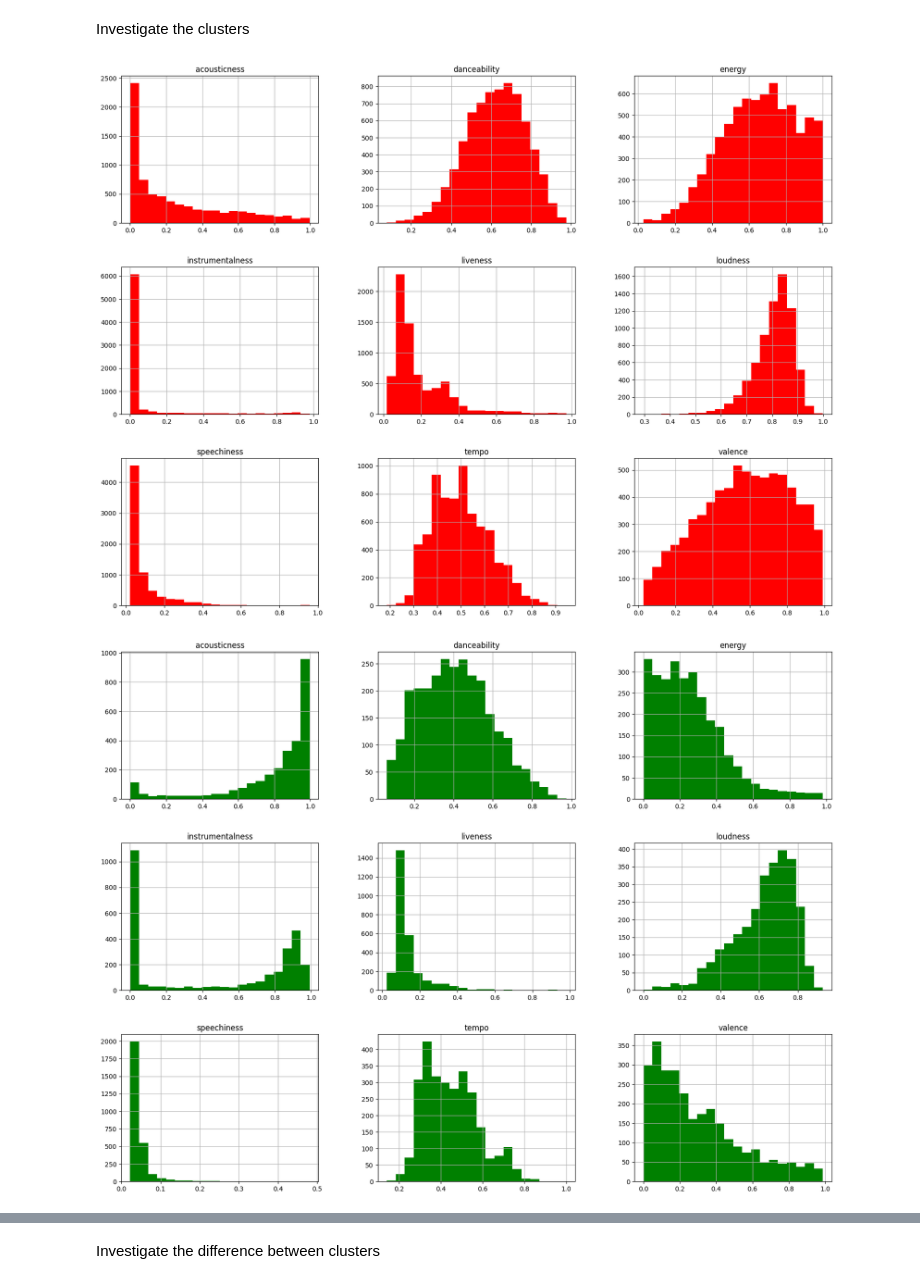
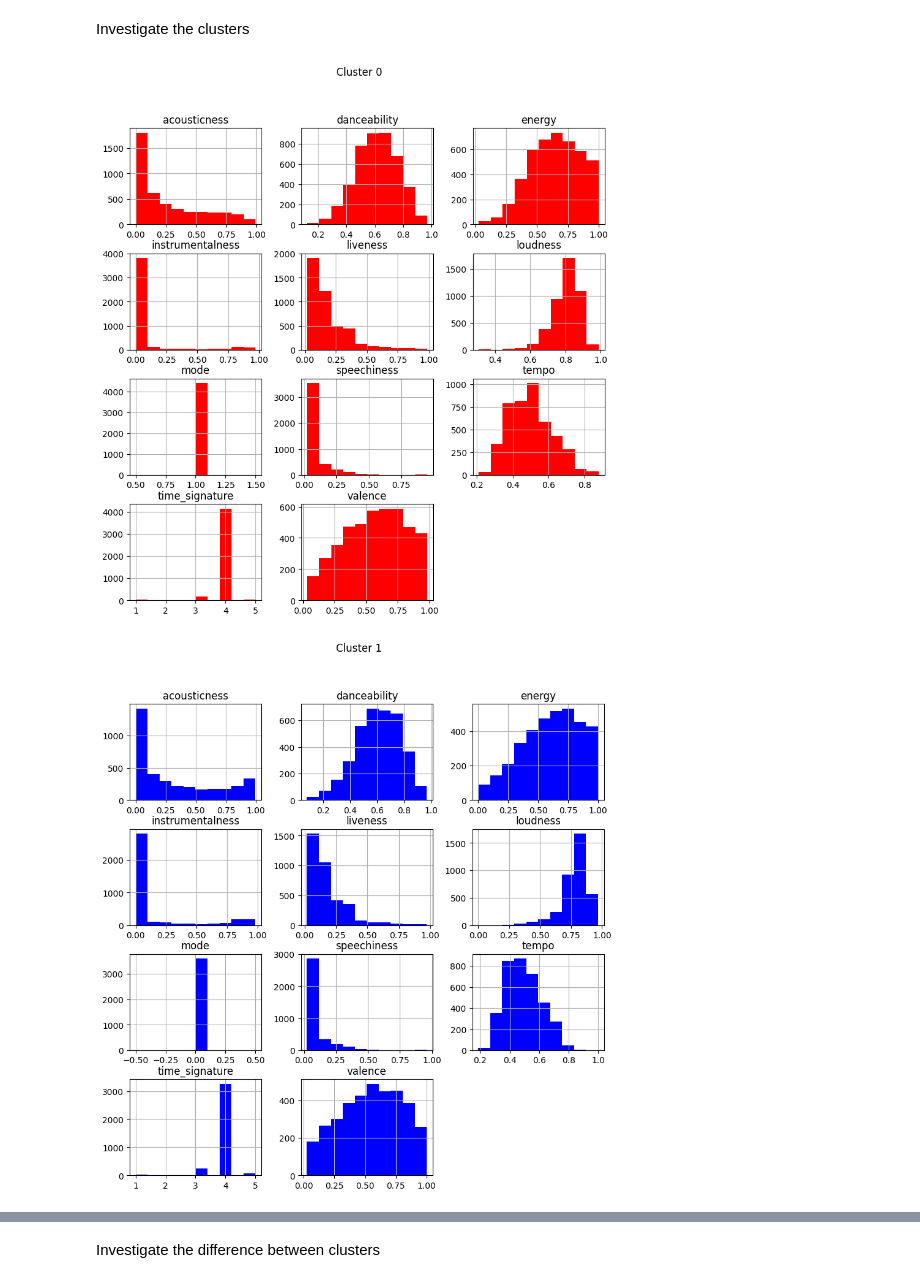
Before and after one commit to ninh-nd/spotify-rec, a Jupyter notebook: seed/data.ipynb, the cells around one changed output, grey strips where cells are left out. Cells and saved outputs as stored; diff of their text form; code cells hidden in the pictures.

Commit message:
Update on hier clustering

```diff
--- a/seed/data.ipynb
+++ b/seed/data.ipynb
@@ -89,4 +96,13 @@ array([[0.        , 0.23918664, 0.24363054, ..., 0.19969757, 0.3407257 ,
         0.        ]], dtype=float32)
 # %%
-model = AgglomerativeClustering(affinity='precomputed', linkage='complete')
-clusters = model.fit(distance_matrix)
+from sklearn.metrics import silhouette_score
+# Find the best number of clusters by plotting a graph of silhouette score
+scores = []
+k_cand = range(2, 21)
+for k in k_cand:
+    model = AgglomerativeClustering(affinity='precomputed', linkage='complete', n_clusters=k)
+    clusters = model.fit_predict(distance_matrix)
+    score = silhouette_score(distance_matrix, clusters, metric='precomputed')
+    scores.append(score)
+plt.xticks(k_cand)
+plt.plot(k_cand, scores)
@@ -93,5 +112,7 @@ clusters = model.fit(distance_matrix)
 # %%
-sub_df['cluster'] = clusters.labels_
+model = AgglomerativeClustering(affinity='precomputed', linkage='complete', n_clusters=3)
+clusters = model.fit_predict(distance_matrix)
+sub_df['clusters'] = clusters
 sub_df.head()
 # %% [output]
 |  | acousticness | danceability | energy | instrumentalness | liveness | loudness | mode | speechiness | ... |
@@ -103,12 +124,12 @@ sub_df.head()
 # %% [markdown]
 Investigate the clusters
 # %%
-cluster1 = sub_df[sub_df['cluster'] == 0]
-cluster2 = sub_df[sub_df['cluster'] == 1]
-cluster1[features].hist(bins=20, figsize=(20, 15), color='red')
-plt.show()
-cluster2[features].hist(bins=20, figsize=(20, 15), color='green')
-plt.show()
+# Plot histogram for each feature in each cluster
+plot_features = sub_df.drop(['clusters'], axis=1).columns
+for k in range(0, 3):
+    color = ['red', 'blue', 'green']
+    sub_df[sub_df['clusters'] == k][plot_features].hist(figsize=(10,10), color=color[k])
+    plt.suptitle('Cluster ' + str(k))
 # %% [output]
-[figure, old version]
+[figure, new version]
-[figure, old version]
+[figure, new version]
```
Also changed, not shown: parts of 11 cells of this notebook.
